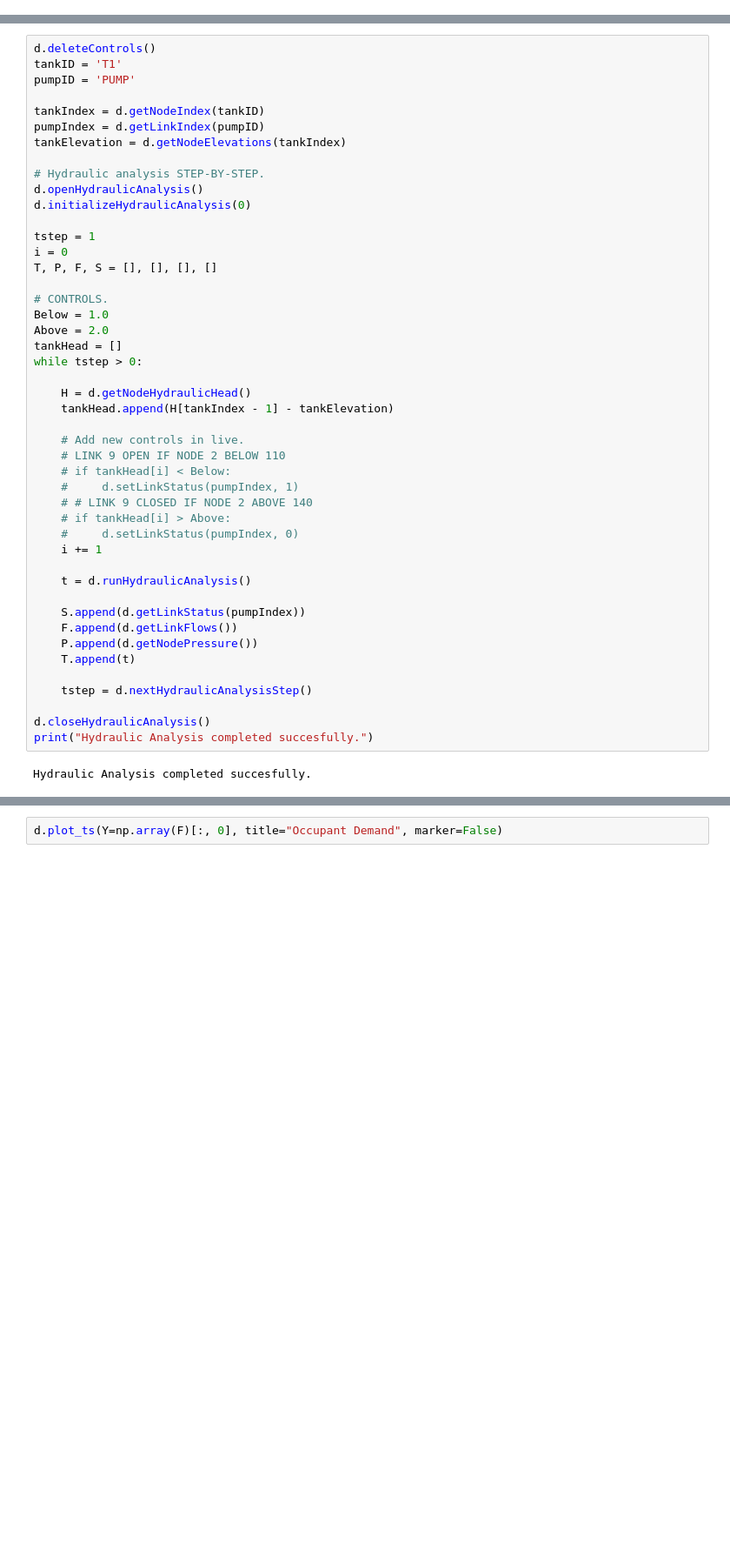
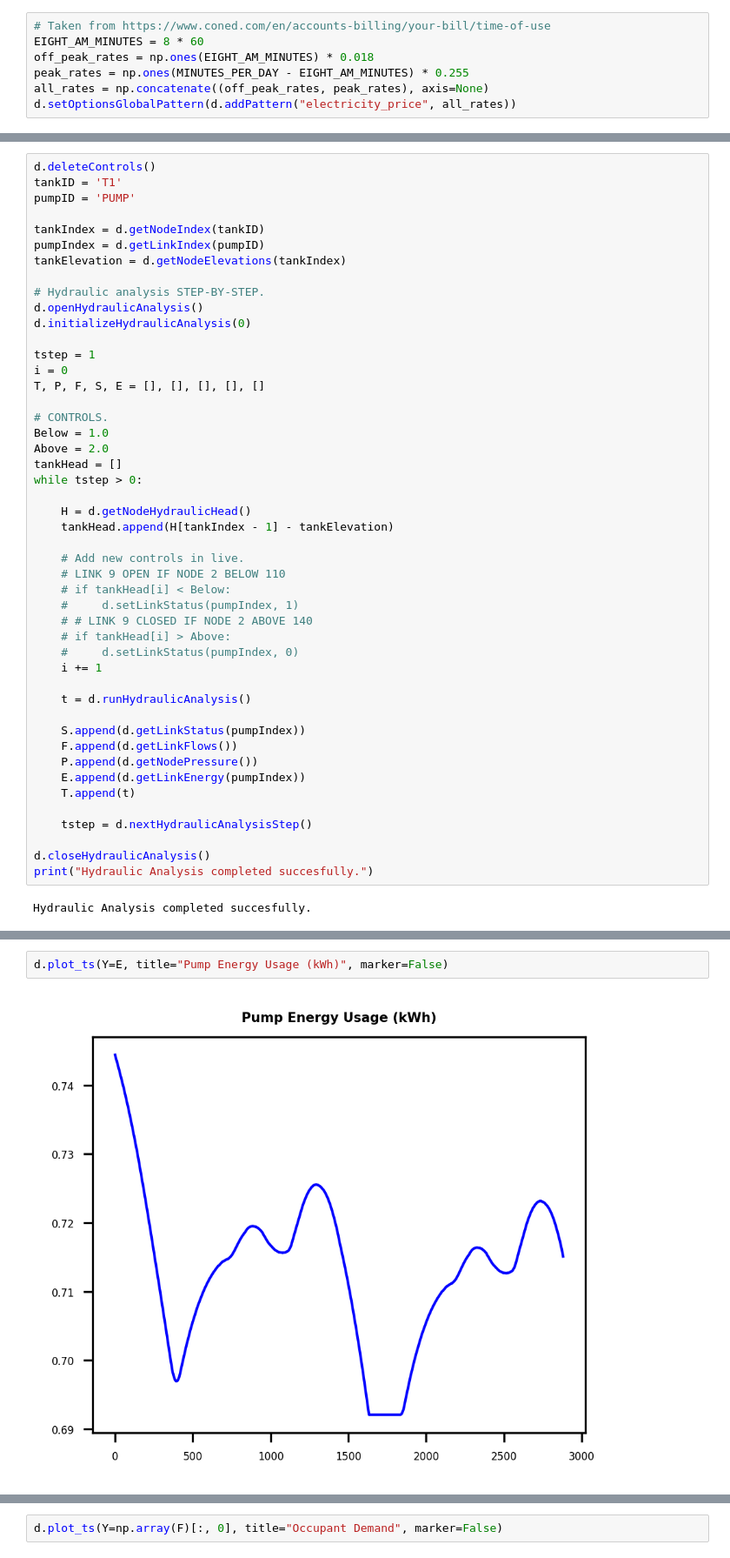
Before and after one commit to maxdumas/engineering-smart-cities-final-project, a Jupyter notebook: notebooks/simulate_epanet.ipynb, the cells around one changed output, grey strips where cells are left out. Shown at 87% size. Cells and saved outputs as stored; diff of their text form; blank space fills up the shorter version.

Commit message:
Add rate computations

```diff
--- a/notebooks/simulate_epanet.ipynb
+++ b/notebooks/simulate_epanet.ipynb
@@ -20,3 +20,10 @@ d.setTimePatternStep(60) # Pattern step every minute
 demand_sample_24h = relative_occupant_water_demand(np.arange(MINUTES_PER_DAY))
 d.addPattern("relative_occupant_demand", demand_sample_24h)
 d.setNodeJunctionData(1, 0, TYPICAL_BUILDING_MEAN_WATER_CONSUMPTION_LITER_PER_MINUTE, 'relative_occupant_demand')
+# %%
+# Taken from https://www.coned.com/en/accounts-billing/your-bill/time-of-use
+EIGHT_AM_MINUTES = 8 * 60
+off_peak_rates = np.ones(EIGHT_AM_MINUTES) * 0.018
+peak_rates = np.ones(MINUTES_PER_DAY - EIGHT_AM_MINUTES) * 0.255
+all_rates = np.concatenate((off_peak_rates, peak_rates), axis=None)
+d.setOptionsGlobalPattern(d.addPattern("electricity_price", all_rates))
@@ -35,7 +44,7 @@ d.initializeHydraulicAnalysis(0)
 
 tstep = 1
 i = 0
-T, P, F, S = [], [], [], []
+T, P, F, S, E = [], [], [], [], []
 
 # CONTROLS.
 Below = 1.0
@@ -60,6 +69,7 @@ while tstep > 0:
     S.append(d.getLinkStatus(pumpIndex))
     F.append(d.getLinkFlows())
     P.append(d.getNodePressure())
+    E.append(d.getLinkEnergy(pumpIndex))
     T.append(t)
 
     tstep = d.nextHydraulicAnalysisStep()
@@ -72,3 +82,7 @@ Hydraulic Analysis completed succesfully.
 _ = d.plot(flow=F[48], flow_text=True)
 # %% [output]
 [figure]
+# %%
+d.plot_ts(Y=E, title="Pump Energy Usage (kWh)", marker=False)
+# %% [output]
+[figure, added]
```
Also changed, not shown: parts of 2 cells of this notebook.
